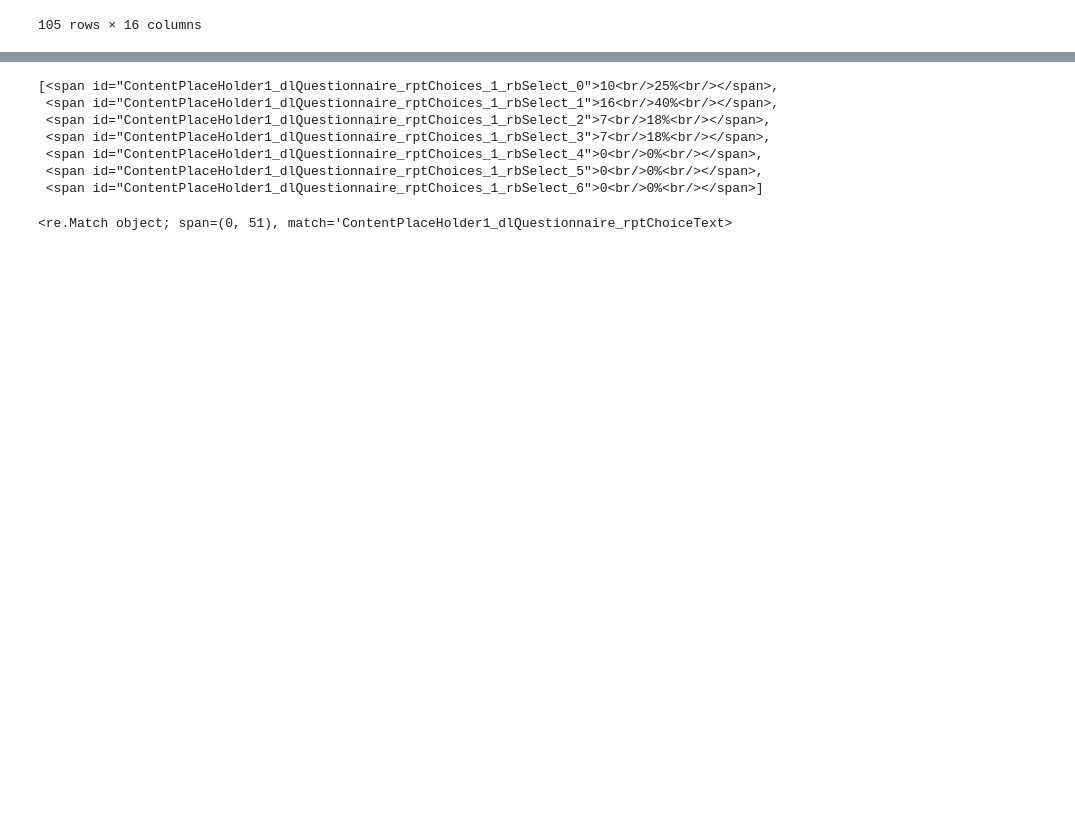
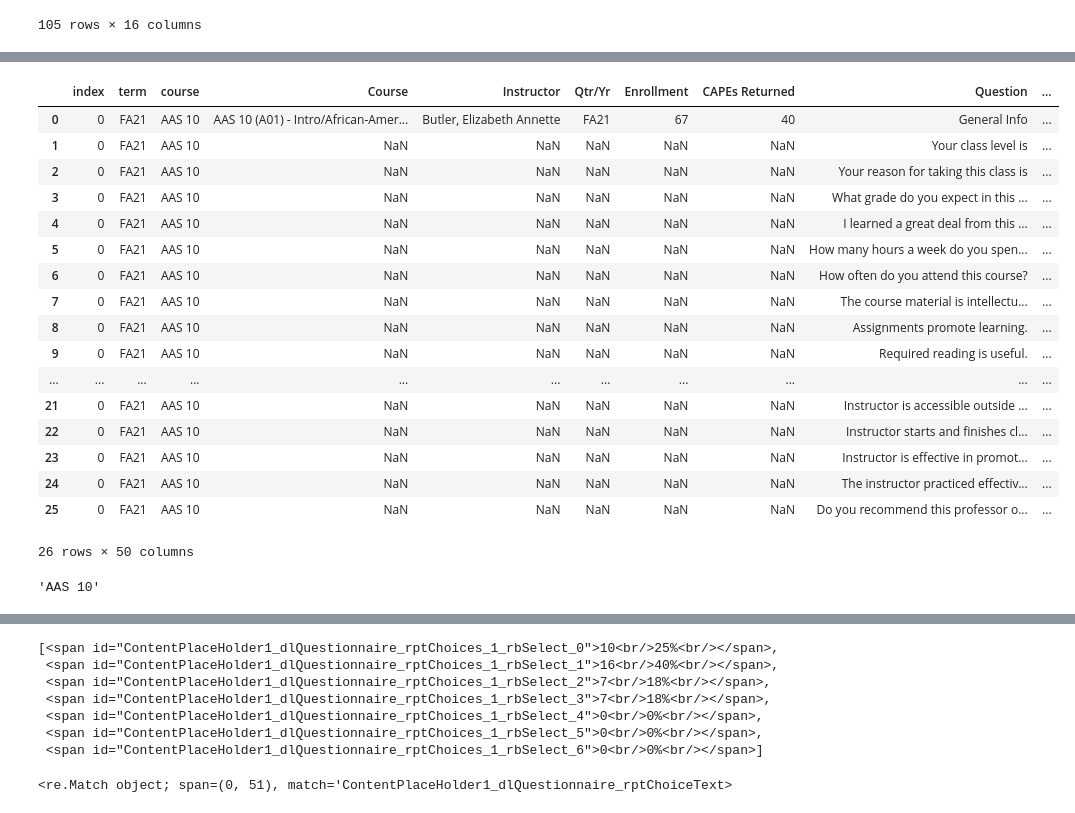
Before and after one commit to ptse8204/craveforcapes, a Jupyter notebook: individualreport.ipynb, the cells around one changed output, grey strips where cells are left out. Drawn from its saved outputs; the diff is of its cells as text; code cells hidden in the pictures; blank space fills up the shorter version.

```diff
--- a/individualreport.ipynb
+++ b/individualreport.ipynb
@@ -43,7 +53,12 @@ import re
 def question_collector(bs4obj):
     question_text = bs4obj.find_all("span", {"id": re.compile("ContentPlaceHolder1_dlQuestionnaire_lblQuestionText_.*")})
     dct_key = []
-    return_dct = {}
+    general_info_dct = dict(zip(["Course", "Instructor", "Qtr/Yr", "Enrollment", "CAPEs Returned"],
+                                           [[i.text] for i in bs4obj.find_all(
+                                               "span", {"id": re.compile("ContentPlaceHolder1_lbl.*"),
+                                                        "style": "font-weight:bold;"})]))
+    general_info_dct["Question"] = "General Info"
+    return_dct = {"General Info": {"General Info": general_info_dct}}
     counter = 0
     for qt in question_text:
         if qt.text.split()[0].isupper() and len(qt.text.split()[0]) > 1:
@@ -168,0 +135,17 @@ def ans_collector(soup):
+# %%
+def question_collector_to_pd(bs4obj):
+    dict_collect = question_collector(bs4obj)
+    return_dct = {}
+    for key, value in dict_collect.items():
+        for in_key, in_value in value.items():
+            if len(value[in_key]) != 1:
+                return_dct[in_key] = pd.DataFrame(data = in_value)
+                return_dct[in_key].insert(0, "course",
+                                          bs4obj.find("span", {"id": "ContentPlaceHolder1_lblCourseDescription"})
+                                          .text.split("(")[0].strip())
+                return_dct[in_key].insert(0, "term",
+                                          bs4obj.find("span", {"id": "ContentPlaceHolder1_lblTermCode"}).text)
+    return return_dct
+# %%
+pd_dct = question_collector_to_pd(soup)
+pd_dct
@@ -168,0 +194,30 @@ def ans_collector(soup):
+# %%
+df_return = pd.DataFrame([])
+for values in pd_dct.values():
+    df_return = pd.concat([df_return, values])
+df_return = df_return.reset_index()
+# %%
+df_return
+# %% [output]
+|  | index | term | course | Course | Instructor | Qtr/Yr | Enrollment | CAPEs Returned | Question | ... |
+| 0 | 0 | FA21 | AAS 10 | AAS 10 (A01) - Intro/African-Amer... | Butler, Elizabeth Annette | FA21 | 67 | 40 | General Info | ... |
+| 1 | 0 | FA21 | AAS 10 | NaN | NaN | NaN | NaN | NaN | Your class level is | ... |
+| 2 | 0 | FA21 | AAS 10 | NaN | NaN | NaN | NaN | NaN | Your reason for taking this class is | ... |
+| 3 | 0 | FA21 | AAS 10 | NaN | NaN | NaN | NaN | NaN | What grade do you expect in this ... | ... |
+| 4 | 0 | FA21 | AAS 10 | NaN | NaN | NaN | NaN | NaN | I learned a great deal from this ... | ... |
+| 5 | 0 | FA21 | AAS 10 | NaN | NaN | NaN | NaN | NaN | How many hours a week do you spen... | ... |
+| 6 | 0 | FA21 | AAS 10 | NaN | NaN | NaN | NaN | NaN | How often do you attend this course? | ... |
+| 7 | 0 | FA21 | AAS 10 | NaN | NaN | NaN | NaN | NaN | The course material is intellectu... | ... |
+| 8 | 0 | FA21 | AAS 10 | NaN | NaN | NaN | NaN | NaN | Assignments promote learning. | ... |
+| 9 | 0 | FA21 | AAS 10 | NaN | NaN | NaN | NaN | NaN | Required reading is useful. | ... |
+| ... | ... | ... | ... | ... | ... | ... | ... | ... | ... | ... |
+| 21 | 0 | FA21 | AAS 10 | NaN | NaN | NaN | NaN | NaN | Instructor is accessible outside ... | ... |
+| 22 | 0 | FA21 | AAS 10 | NaN | NaN | NaN | NaN | NaN | Instructor starts and finishes cl... | ... |
+| 23 | 0 | FA21 | AAS 10 | NaN | NaN | NaN | NaN | NaN | Instructor is effective in promot... | ... |
+| 24 | 0 | FA21 | AAS 10 | NaN | NaN | NaN | NaN | NaN | The instructor practiced effectiv... | ... |
+| 25 | 0 | FA21 | AAS 10 | NaN | NaN | NaN | NaN | NaN | Do you recommend this professor o... | ... |
+26 rows × 50 columns
+# %%
+soup.find("span", {"id": "ContentPlaceHolder1_lblCourseDescription"}).text.split("(")[0].strip()
+# %% [output]
+'AAS 10'
```
Also changed, not shown: parts of 24 cells of this notebook, 2 other files.
